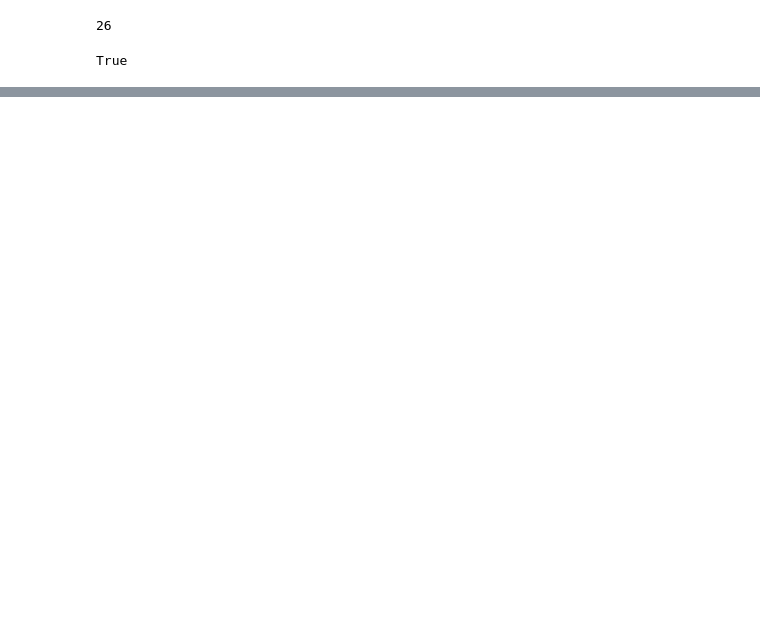
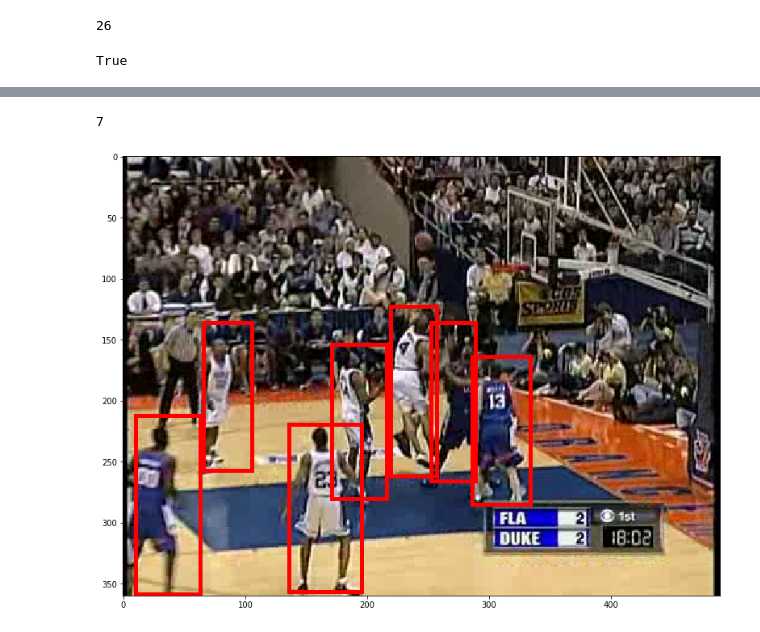
Before and after one commit to atakanguney/computer-vision-term-project, a Jupyter notebook: code/TermProject.ipynb, the cells around one changed output, grey strips where cells are left out. Drawn from its saved outputs; the diff is of its cells as text; code cells hidden in the pictures; blank space fills up the shorter version.

Commit message:
update jupyter notebook
* update notebook
* arrange folders
* add spatial histogram paper

```diff
--- a/code/TermProject.ipynb
+++ b/code/TermProject.ipynb
@@ -258,0 +370,16 @@ cv2.destroyAllWindows()
+# %%
+width = 490
+height = 360
+# %%
+xs = [width * x for x in sample_bboxes["Top-left x"].iloc[:7].values]
+ys = [height * y for y in sample_bboxes["Top-left y"].iloc[:7].values]
+widths = [width * w for w in sample_bboxes["Width"].iloc[:7].values]
+heights = [height * h for h in sample_bboxes["Height"].iloc[:7].values]
+# %%
+frame_ = sample_frames[0]
+# %%
+n_boxes = len(xs)
+# %%
+n_boxes
+# %% [output]
+7
@@ -258,0 +388,14 @@ cv2.destroyAllWindows()
+# %%
+# Create figure and axes
+fig,ax = plt.subplots(1, figsize=(20, 10))
+
+# Display the image
+ax.imshow(cv2.cvtColor(frame_, cv2.COLOR_BGR2RGB))
+
+for i in range(n_boxes):
+    rect = patches.Rectangle((xs[i], ys[i]), widths[i], heights[i],linewidth=5,edgecolor='r',facecolor='none')
+
+    # Add the patch to the Axes
+    ax.add_patch(rect)
+# %% [output]
+[figure, added]
```
Also changed, not shown: parts of 69 cells of this notebook, 4 other files.
